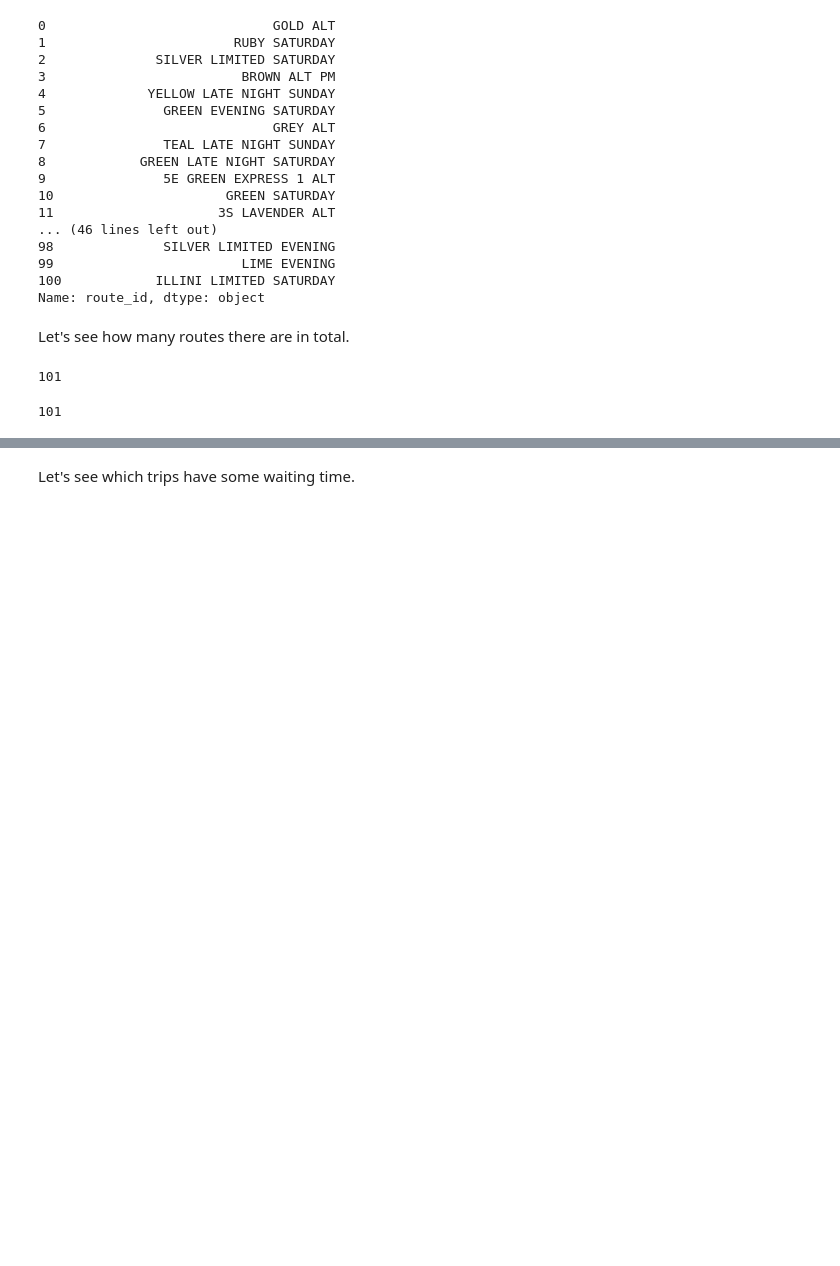
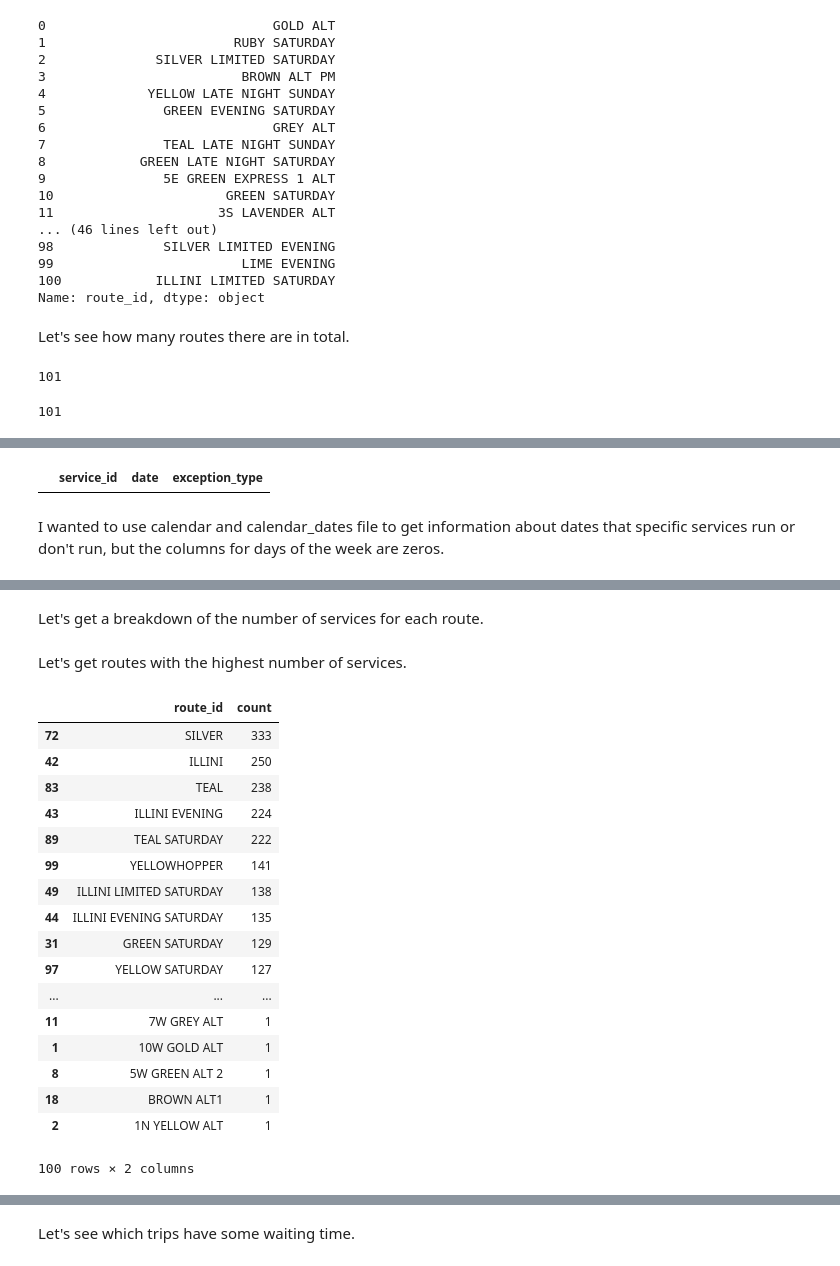
Before and after one commit to ariansacct/project-spring2017, a Jupyter notebook: part1/component1.ipynb, the cells around one changed output, grey strips where cells are left out. Drawn from its saved outputs; the diff is of its cells as text; code cells hidden in the pictures; blank space fills up the shorter version.

```diff
--- a/part1/component1.ipynb
+++ b/part1/component1.ipynb
@@ -46,3 +57,9 @@ routes["route_id"].nunique()
+# %%
+calendar_dates[calendar_dates["exception_type"] == 2]
+# %% [output]
+|  | service_id | date | exception_type |
+# %% [markdown]
+I wanted to use calendar and calendar_dates file to get information about dates that specific services run or don't run, but the columns for days of the week are zeros.
 # %%
 trips = pd.read_csv("trips.txt")
 trips.head()
@@ -53,6 +70,38 @@ trips.head()
 | 2 | TEAL | T4 UIMF | [@7.0.41893871@][3][1243541396687... | EAST - ORCHARD DOWNS | 0 | T4 UIMF | 12E TEAL 13 |
 | 3 | TEAL | T4 UIMF | [@7.0.41893871@][4][1243540851671... | WEST - ILLINOIS TERMINAL | 1 | T4 UIMF | 12W TEAL 12 |
 | 4 | TEAL | T4 UIMF | [@7.0.41893871@][3][1243541396687... | EAST - ORCHARD DOWNS | 0 | T4 UIMF | 12E TEAL 13 |
+# %% [markdown]
+Let's get a breakdown of the number of services for each route.
+# %%
+trip_groups = trips.groupby('route_id').count()
+trip_groups = trip_groups.reset_index()
+trip_groups = trip_groups[['route_id','service_id']]
+trip_groups.rename(columns={'service_id': 'count'}, inplace=True)
+# %% [markdown]
+Let's get routes with the highest number of services.
+# %%
+trip_groups = trip_groups.sort_values(by='count', ascending=False)
+# %%
+trip_groups
+# %% [output]
+|  | route_id | count |
+| 72 | SILVER | 333 |
+| 42 | ILLINI | 250 |
+| 83 | TEAL | 238 |
+| 43 | ILLINI EVENING | 224 |
+| 89 | TEAL SATURDAY | 222 |
+| 99 | YELLOWHOPPER | 141 |
+| 49 | ILLINI LIMITED SATURDAY | 138 |
+| 44 | ILLINI EVENING SATURDAY | 135 |
+| 31 | GREEN SATURDAY | 129 |
+| 97 | YELLOW SATURDAY | 127 |
+| ... | ... | ... |
+| 11 | 7W GREY ALT | 1 |
+| 1 | 10W GOLD ALT | 1 |
+| 8 | 5W GREEN ALT 2 | 1 |
+| 18 | BROWN ALT1 | 1 |
+| 2 | 1N YELLOW ALT | 1 |
+100 rows × 2 columns
 # %%
 stop_times = pd.read_csv("stop_times.txt")
 stop_times.head()
```
Also changed, not shown: parts of 5 cells of this notebook.
